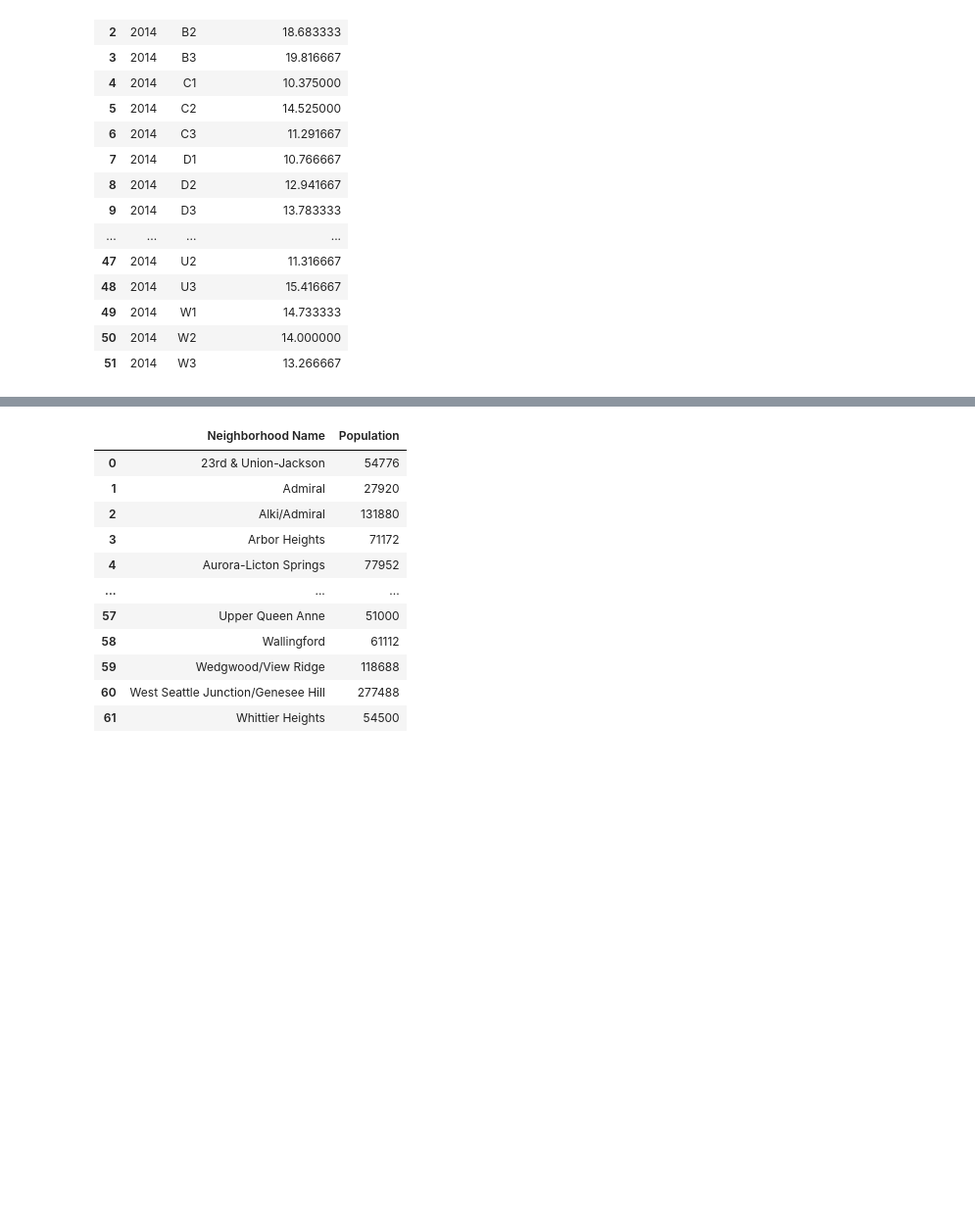
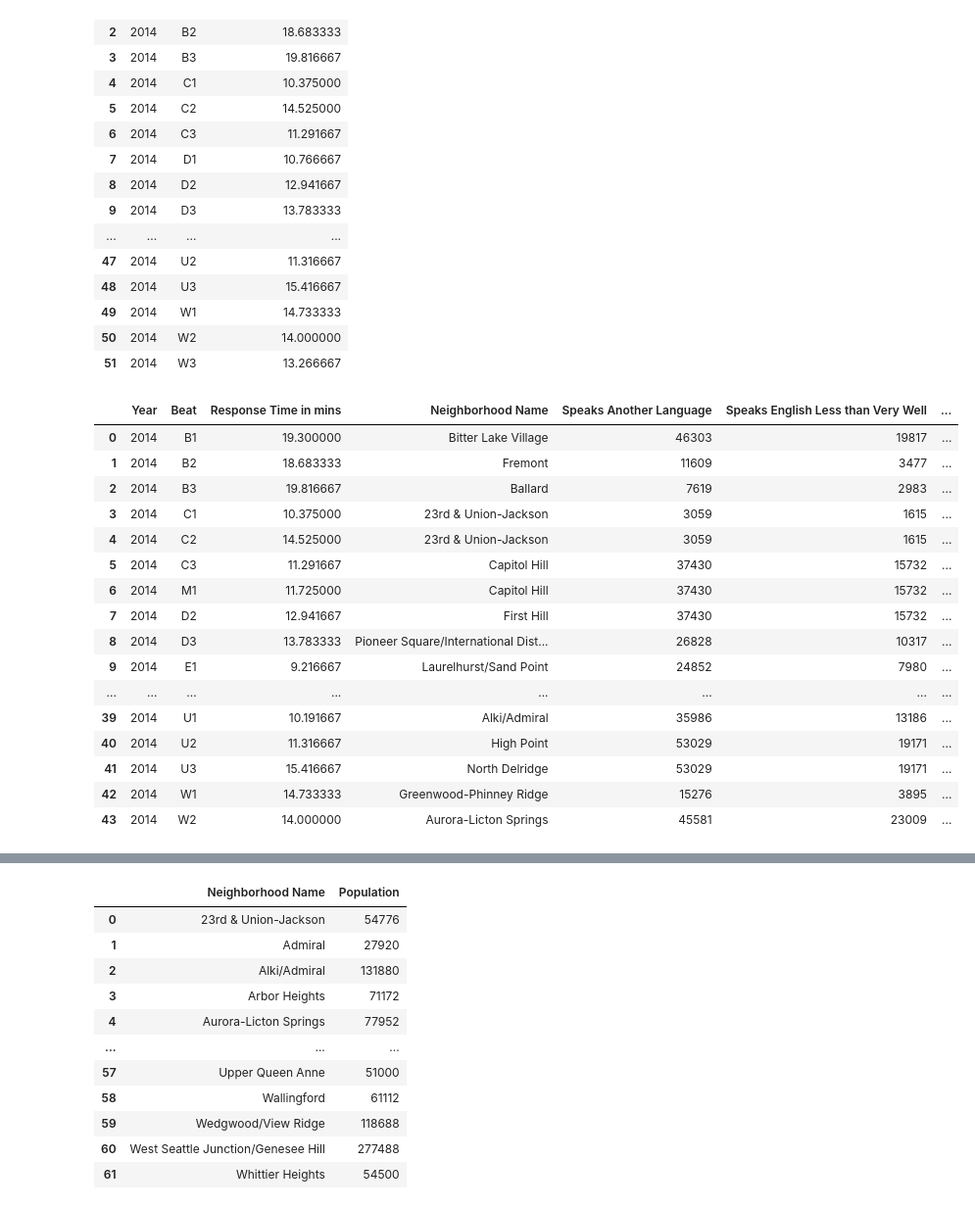
Before and after one commit to nemdim/Capstone-Project-Group-1, a Jupyter notebook: check_data.ipynb, the cells around one changed output, grey strips where cells are left out. Shown at 98% size. Saved outputs shown, nothing was run; the diff lists cells and outputs as text; code cells hidden in the pictures; blank space fills up the shorter version.

```diff
--- a/check_data.ipynb
+++ b/check_data.ipynb
@@ -430,8 +430,8 @@ average_response_time
 | 470 | 2022 | W3 | 15.700000 |
 471 rows × 3 columns
 # %%
-averages_response_time_2014 = average_response_time[average_response_time['Year'] == 2014]
-averages_response_time_2014.drop(columns='Neighborhood Name')
+the_averages_response_time_2014 = average_response_time[average_response_time['Year'] == 2014]
+the_averages_response_time_2014.drop(columns='Neighborhood Name')
 # %% [output]
 |  | Year | Beat | Response Time in mins |
 | 0 | 2014 | 99 | 22.391667 |
@@ -451,5 +451,25 @@ averages_response_time_2014.drop(columns='Neighborhood Name')
 | 50 | 2014 | W2 | 14.000000 |
 | 51 | 2014 | W3 | 13.266667 |
 # %%
-averages_response_time_2014 = averages_response_time_2014.merge(data_aggregated_sorted,on='Neighborhood Name')
+the_averages_response_time_2014 = the_averages_response_time_2014.merge(data_aggregated_sorted,on='Neighborhood Name')
+# %%
+the_averages_response_time_2014
+# %% [output]
+|  | Year | Beat | Response Time in mins | Neighborhood Name | Speaks Another Language | Speaks English Less than Very Well | ... |
+| 0 | 2014 | B1 | 19.300000 | Bitter Lake Village | 46303 | 19817 | ... |
+| 1 | 2014 | B2 | 18.683333 | Fremont | 11609 | 3477 | ... |
+| 2 | 2014 | B3 | 19.816667 | Ballard | 7619 | 2983 | ... |
+| 3 | 2014 | C1 | 10.375000 | 23rd & Union-Jackson | 3059 | 1615 | ... |
+| 4 | 2014 | C2 | 14.525000 | 23rd & Union-Jackson | 3059 | 1615 | ... |
+| 5 | 2014 | C3 | 11.291667 | Capitol Hill | 37430 | 15732 | ... |
+| 6 | 2014 | M1 | 11.725000 | Capitol Hill | 37430 | 15732 | ... |
+| 7 | 2014 | D2 | 12.941667 | First Hill | 37430 | 15732 | ... |
+| 8 | 2014 | D3 | 13.783333 | Pioneer Square/International Dist... | 26828 | 10317 | ... |
+| 9 | 2014 | E1 | 9.216667 | Laurelhurst/Sand Point | 24852 | 7980 | ... |
+| ... | ... | ... | ... | ... | ... | ... | ... |
+| 39 | 2014 | U1 | 10.191667 | Alki/Admiral | 35986 | 13186 | ... |
+| 40 | 2014 | U2 | 11.316667 | High Point | 53029 | 19171 | ... |
+| 41 | 2014 | U3 | 15.416667 | North Delridge | 53029 | 19171 | ... |
+| 42 | 2014 | W1 | 14.733333 | Greenwood-Phinney Ridge | 15276 | 3895 | ... |
+| 43 | 2014 | W2 | 14.000000 | Aurora-Licton Springs | 45581 | 23009 | ... |
 # %%
```
Also changed, not shown: parts of 5 cells of this notebook.
